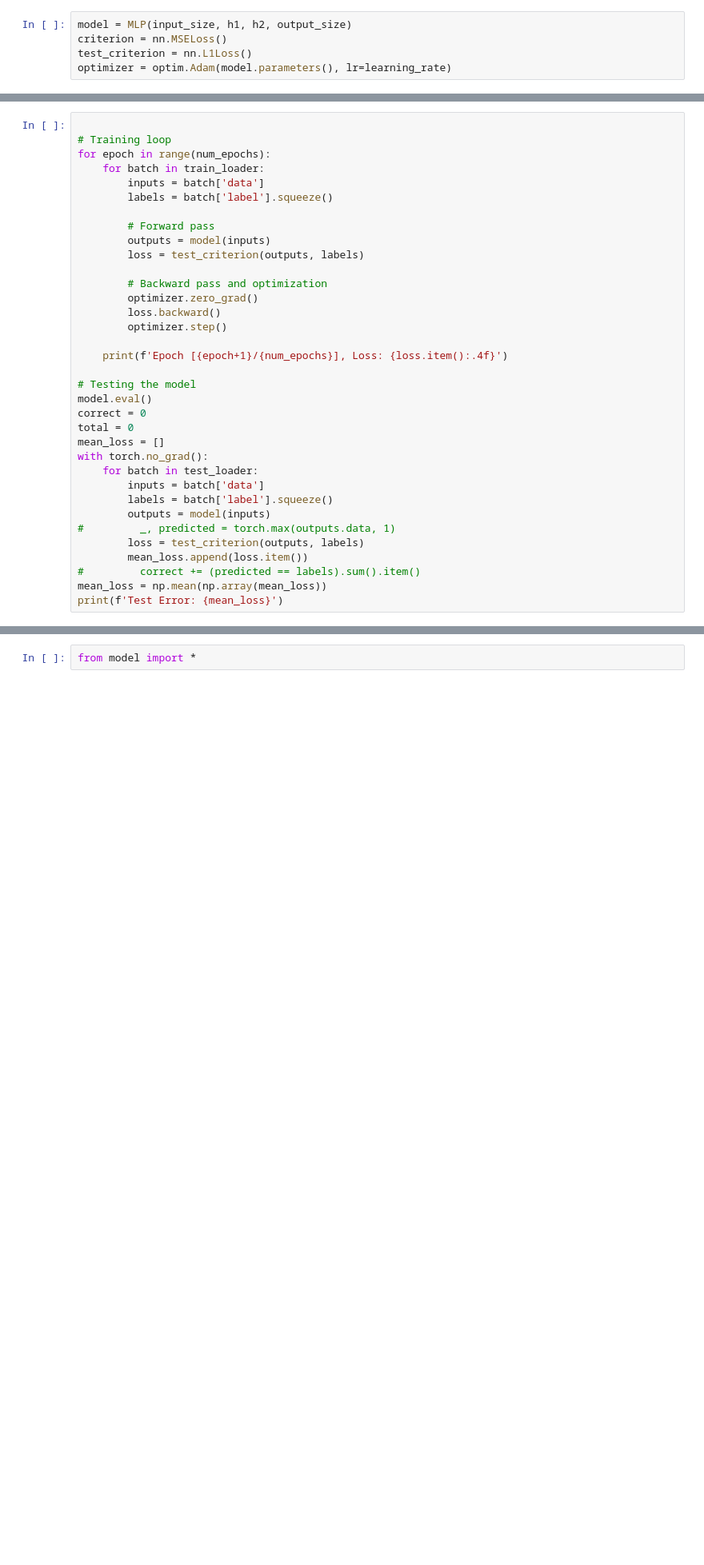
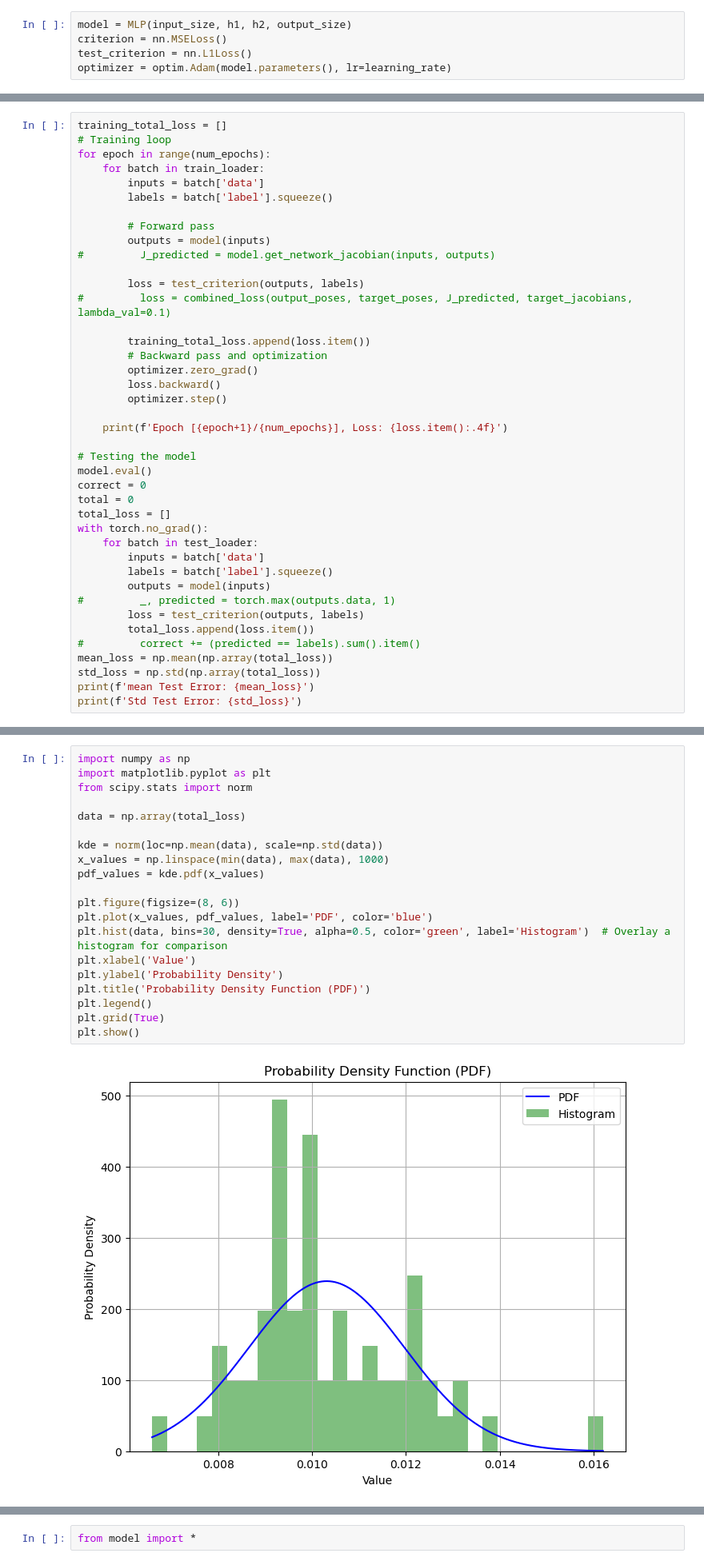
Before and after one commit to jacketdembys/wcci24, a Jupyter notebook: two-step-ik-learning/Network_Tests.ipynb, the cells around one changed output, grey strips where cells are left out. Shown at 80% size. Cells and saved outputs as stored; diff of their text form; blank space fills up the shorter version.

```diff
--- a/two-step-ik-learning/Network_Tests.ipynb
+++ b/two-step-ik-learning/Network_Tests.ipynb
@@ -198,5 +246,5 @@ optimizer = optim.Adam(model.parameters(), lr=learning_rate)
 # %%
-
+training_total_loss = []
 # Training loop
 for epoch in range(num_epochs):
     for batch in train_loader:
@@ -205,8 +253,12 @@ for epoch in range(num_epochs):
 
         # Forward pass
         outputs = model(inputs)
+#         J_predicted = model.get_network_jacobian(inputs, outputs)
+
         loss = test_criterion(outputs, labels)
+#         loss = combined_loss(output_poses, target_poses, J_predicted, target_jacobians, lambda_val=0.1)
 
+        training_total_loss.append(loss.item())
         # Backward pass and optimization
         optimizer.zero_grad()
         loss.backward()
@@ -218,7 +270,7 @@ for epoch in range(num_epochs):
 model.eval()
 correct = 0
 total = 0
-mean_loss = []
+total_loss = []
 with torch.no_grad():
     for batch in test_loader:
         inputs = batch['data']
@@ -226,8 +278,10 @@ with torch.no_grad():
         outputs = model(inputs)
 #         _, predicted = torch.max(outputs.data, 1)
         loss = test_criterion(outputs, labels)
-        mean_loss.append(loss.item())
+        total_loss.append(loss.item())
 #         correct += (predicted == labels).sum().item()
-mean_loss = np.mean(np.array(mean_loss))
-print(f'Test Error: {mean_loss}')
+mean_loss = np.mean(np.array(total_loss))
+std_loss = np.std(np.array(total_loss))
+print(f'mean Test Error: {mean_loss}')
+print(f'Std Test Error: {std_loss}')
 # %% [output]
@@ -250,0 +305,22 @@ Test Error: 0.011640029678505564
+# %%
+import numpy as np
+import matplotlib.pyplot as plt
+from scipy.stats import norm
+
+data = np.array(total_loss)
+
+kde = norm(loc=np.mean(data), scale=np.std(data))
+x_values = np.linspace(min(data), max(data), 1000)
+pdf_values = kde.pdf(x_values)
+
+plt.figure(figsize=(8, 6))
+plt.plot(x_values, pdf_values, label='PDF', color='blue')
+plt.hist(data, bins=30, density=True, alpha=0.5, color='green', label='Histogram')  # Overlay a histogram for comparison
+plt.xlabel('Value')
+plt.ylabel('Probability Density')
+plt.title('Probability Density Function (PDF)')
+plt.legend()
+plt.grid(True)
+plt.show()
+# %% [output]
+[figure, added]
```
Also changed, not shown: parts of 8 cells of this notebook, 13 other files.
